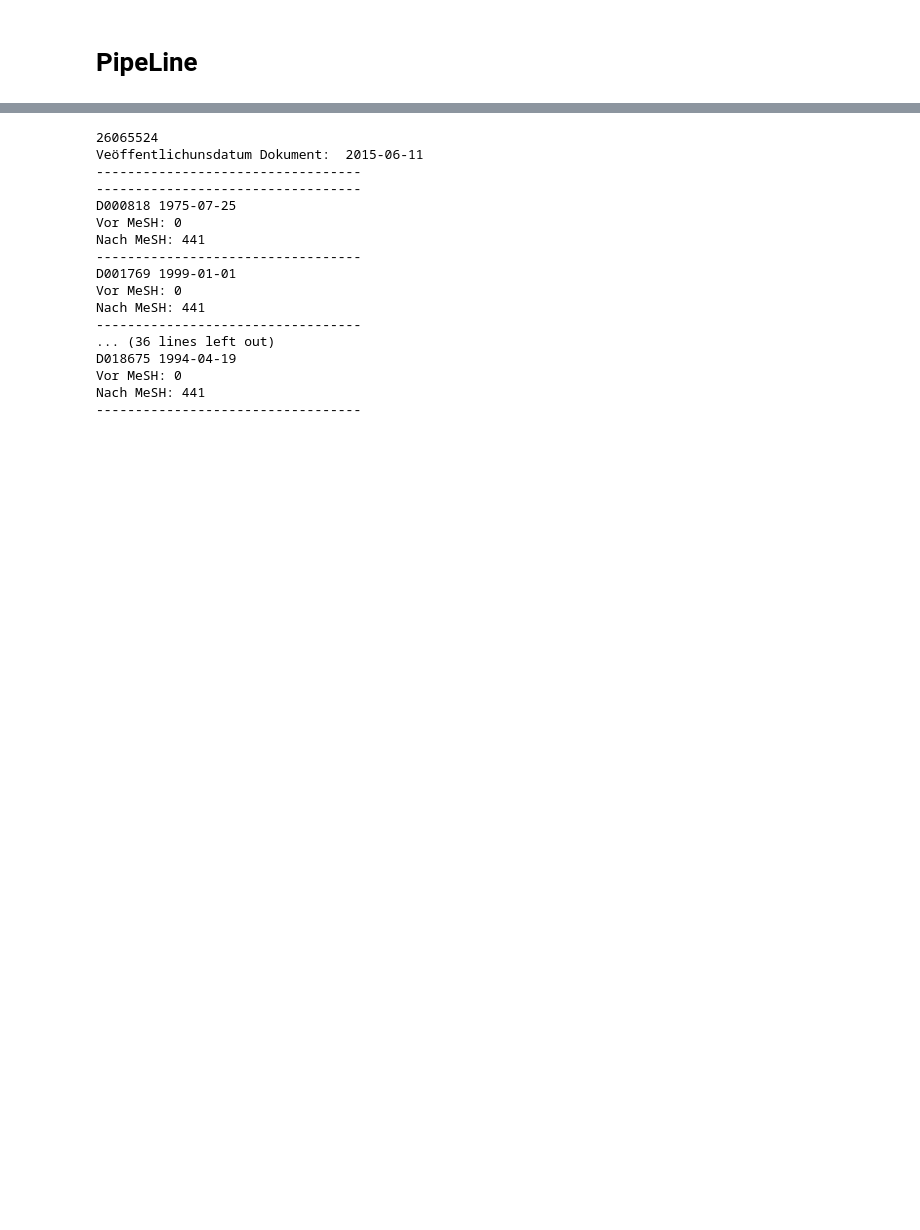
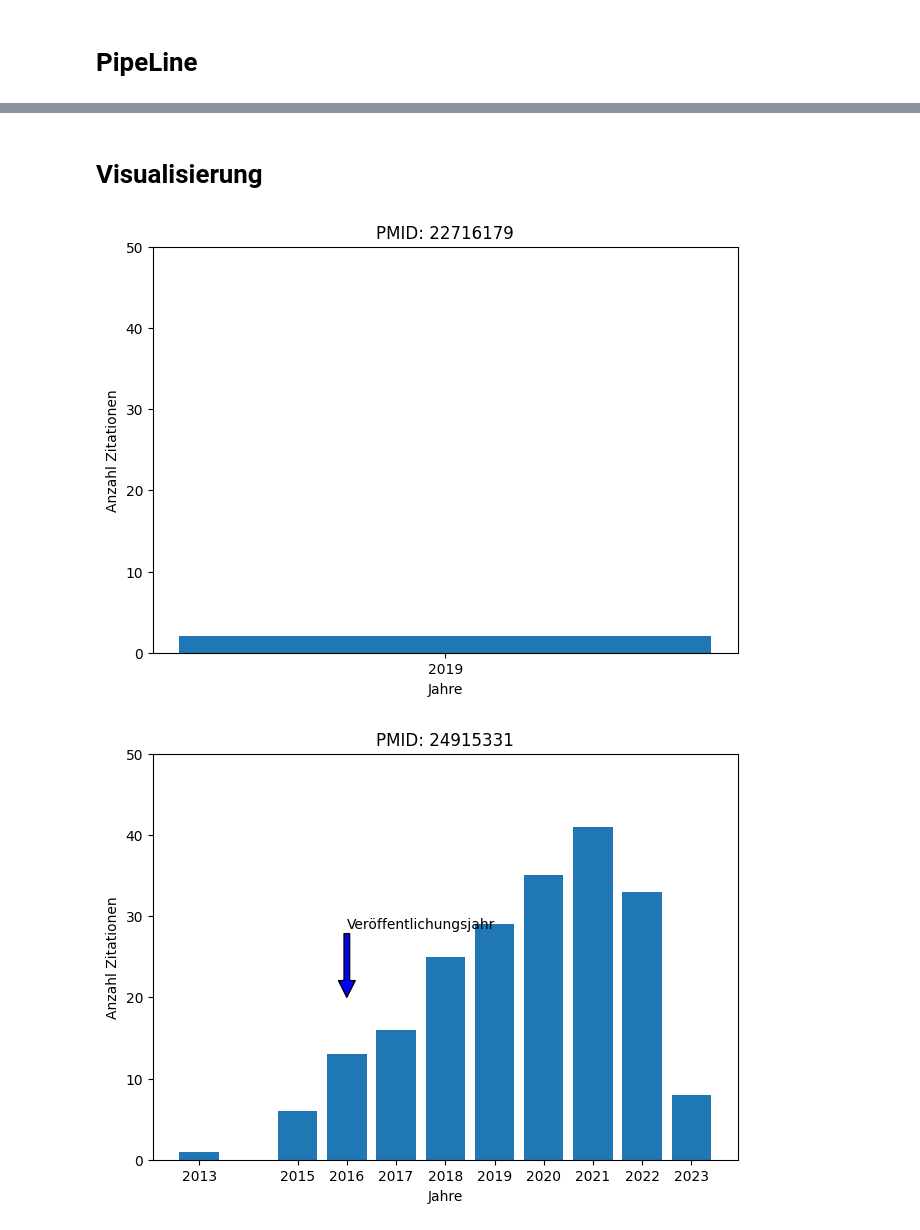
Before and after one commit to Johanna0999/MA_Code, a Jupyter notebook: Master.ipynb, the cells around one changed output, grey strips where cells are left out. Cells and saved outputs as stored; diff of their text form; code cells hidden in the pictures; blank space fills up the shorter version.

Commit message:
Add a little Visualization

```diff
--- a/Master.ipynb
+++ b/Master.ipynb
@@ -249,6 +251,11 @@ def getAllMeSHCiteCountsPerPMID(pmid):
         print("Vor MeSH:", cites[0])
         print("Nach MeSH:", cites[1])
         print("----------------------------------")
+# %%
+def getCiteData(pmid):
+    cur.execute("SELECT jahr, citecount FROM Zitationen WHERE PMID = '"+ str(pmid)+"'")
+    citeData = cur.fetchall()
+    return citeData
 # %%
 def dev_printData(pmid):
     pubdate = getPubDateOfPMID(pmid)
@@ -259,7 +266,7 @@ def dev_printData(pmid):
 # %% [markdown]
 # PipeLine
 # %%
-query = "Corona"
+query = "Vitamin D Metabolism"
 
 
 idList = getRelevantDocuments(query)
@@ -284,21 +295,33 @@ fillZitationen(idList)
 i = 9
 print(idList[i])
 dev_printData(idList[i])
-# %% [output]
-26065524
-Veöffentlichunsdatum Dokument:  2015-06-11
-----------------------------------
-----------------------------------
-D000818 1975-07-25
-Vor MeSH: 0
-Nach MeSH: 441
-----------------------------------
-D001769 1999-01-01
-Vor MeSH: 0
-Nach MeSH: 441
-----------------------------------
-... (36 lines left out)
-D018675 1994-04-19
-Vor MeSH: 0
-Nach MeSH: 441
-----------------------------------
+# %% [markdown]
+# Visualisierung
+# %%
+def plotCitationsPerYear(pmid):
+    pubDate = getPubDateOfPMID(pmid)
+    citeData = getCiteData(pmid)
+    years = [citePerYear[0] for citePerYear in citeData if isinstance(citePerYear[0], int)]
+    cites = [citePerYear[1] for citePerYear in citeData if isinstance(citePerYear[0], int)]
+    # print (pmid, pubDate, pubDate.year, citeData)
+    # print(years)
+    # print(cites)
+    fig, ax = plt.subplots(layout='constrained')
+    ax.bar(years, cites)
+    ax.set_ylabel('Anzahl Zitationen')
+    ax.set_xlabel('Jahre')
+    ax.set_title('PMID: ' + str(pmid))
+    ax.set_xticks(years)
+    ax.set_ylim(0, 50)
+    ax.annotate("Veröffentlichungsjahr",
+         xy=(pubDate.year, 20),
+         xycoords='data',
+         xytext=(0, 50),
+         textcoords='offset points',
+         arrowprops=dict(facecolor='blue'))
+# %%
+for id in idList:
+    plotCitationsPerYear(id)
+# %% [output]
+[figure, added]
+[figure, added]
```
Also changed, not shown: parts of 3 cells of this notebook.
